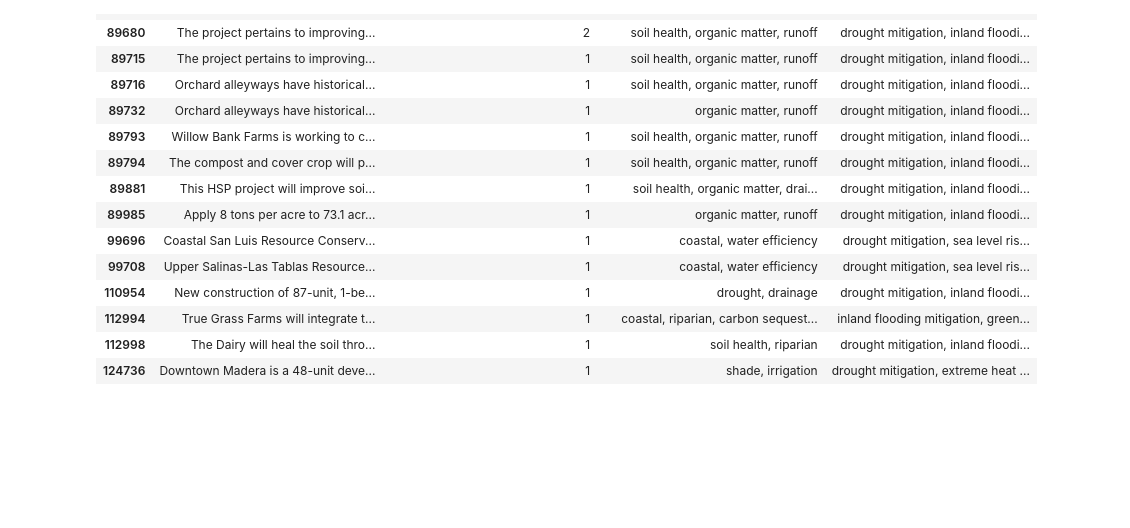
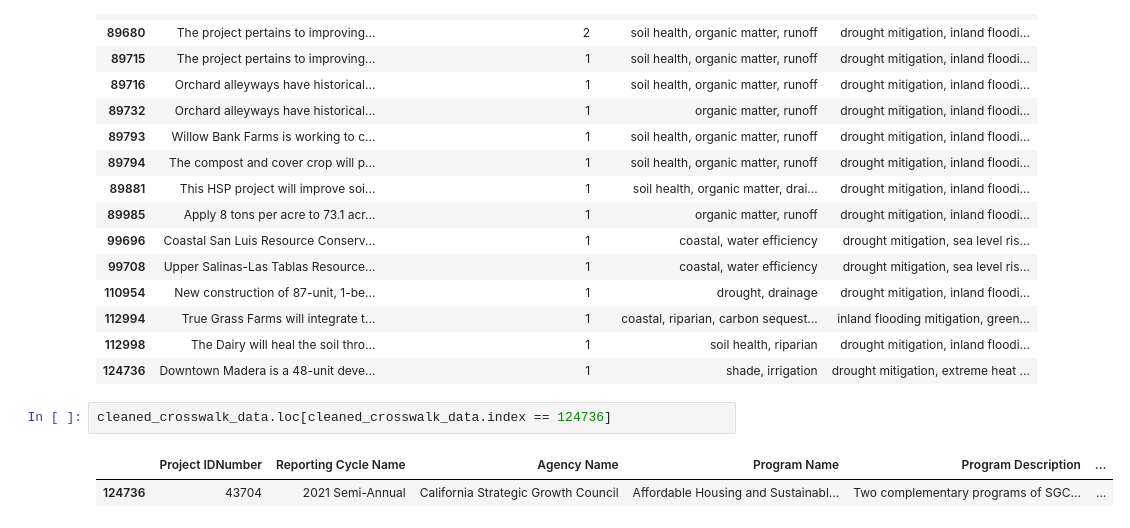
Before and after one commit to Eagle-Rock-Analytics/carb-climate-index, a Jupyter notebook: scripts/cci_crosswalk/crosswalk_phase_two/cci_projects.ipynb, the cells around one changed output. Drawn from its saved outputs; the diff is of its cells as text; blank space fills up the shorter version.

```diff
--- a/scripts/cci_crosswalk/crosswalk_phase_two/cci_projects.ipynb
+++ b/scripts/cci_crosswalk/crosswalk_phase_two/cci_projects.ipynb
@@ -568,3 +575,8 @@ data_preview
 | 112994 | True Grass Farms will integrate t... | 1 | coastal, riparian, carbon sequest... | inland flooding mitigation, green... |
 | 112998 | The Dairy will heal the soil thro... | 1 | soil health, riparian | drought mitigation, inland floodi... |
 | 124736 | Downtown Madera is a 48-unit deve... | 1 | shade, irrigation | drought mitigation, extreme heat ... |
+# %%
+cleaned_crosswalk_data.loc[cleaned_crosswalk_data.index == 124736]
+# %% [output]
+|  | Project IDNumber | Reporting Cycle Name | Agency Name | Program Name | Program Description | ... |
+| 124736 | 43704 | 2021 Semi-Annual | California Strategic Growth Council | Affordable Housing and Sustainabl... | Two complementary programs of SGC... | ... |
```
Also changed, not shown: parts of 16 cells of this notebook.
